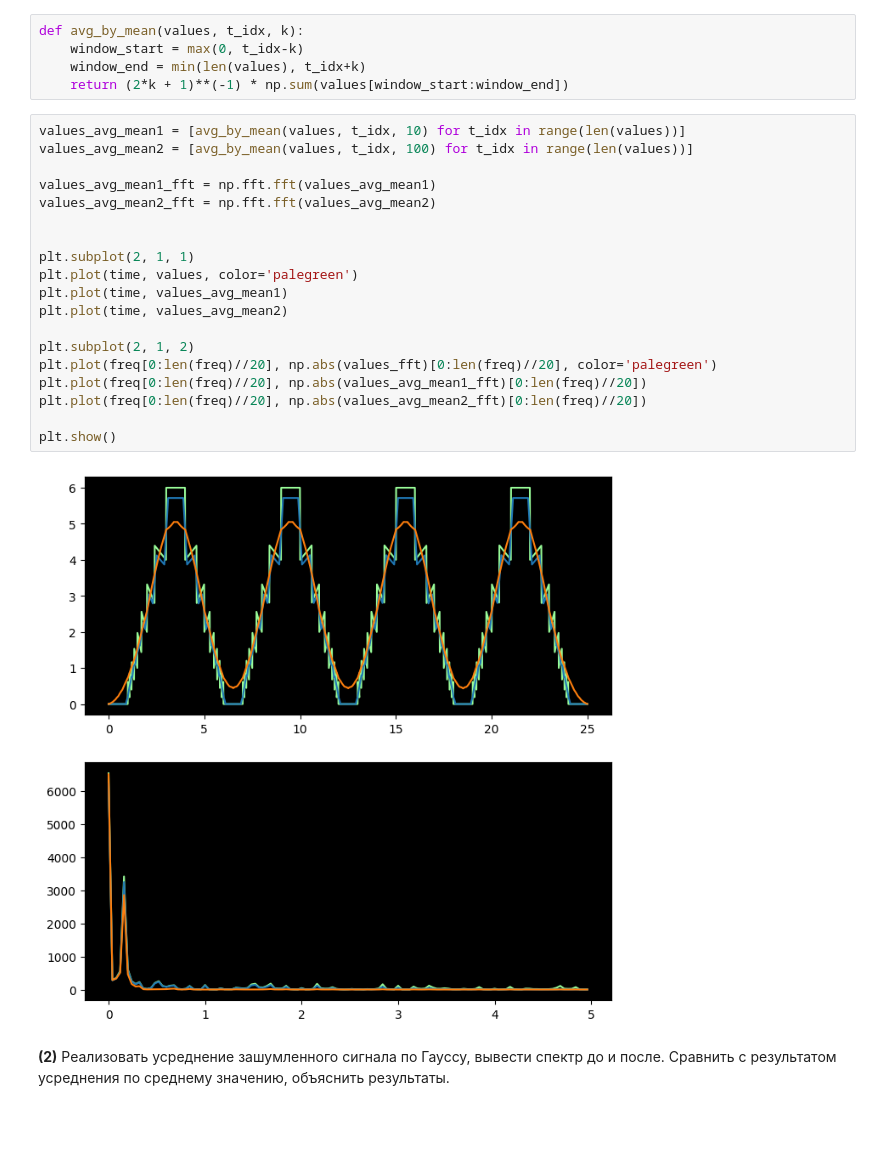
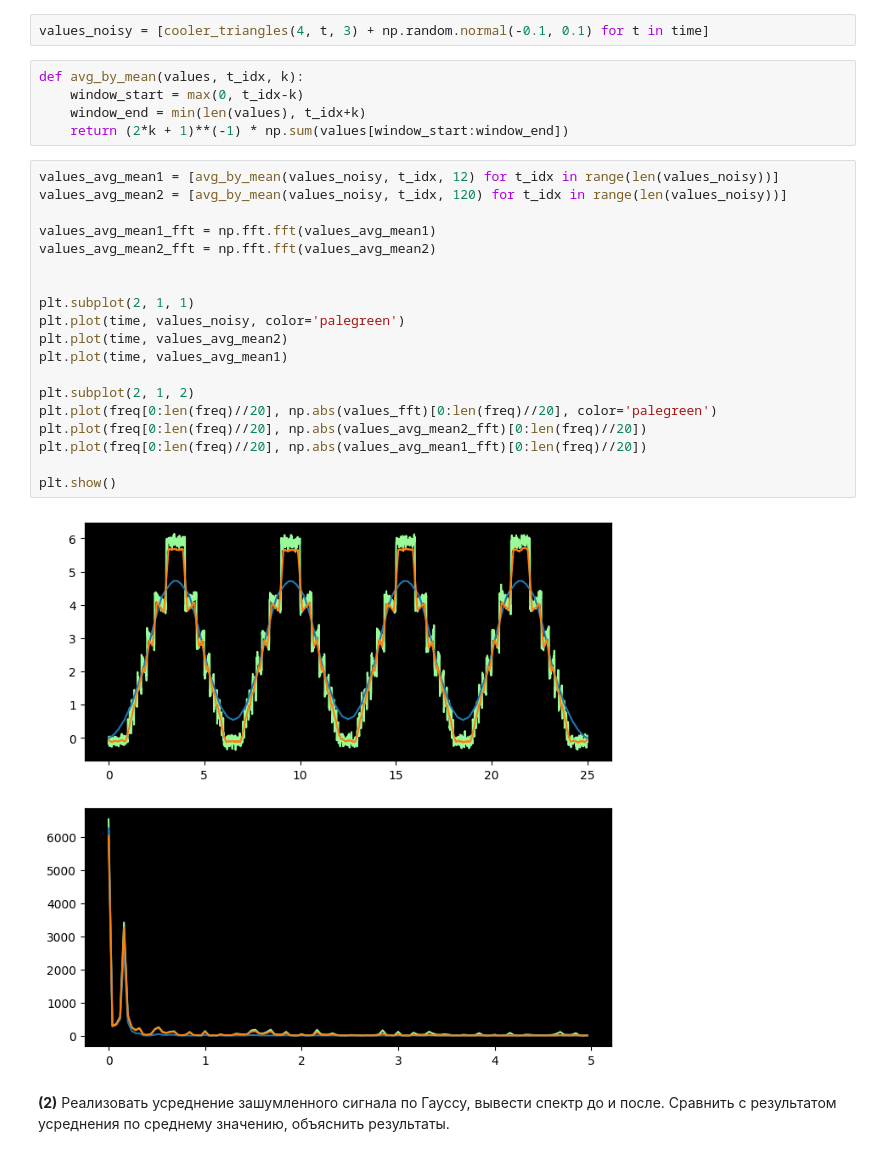
Before and after one commit to bakafox/digsigproc, a Jupyter notebook: Lab6/averaging.ipynb, the cells around one changed output. Drawn from its saved outputs; the diff is of its cells as text; blank space fills up the shorter version.

```diff
--- a/Lab6/averaging.ipynb
+++ b/Lab6/averaging.ipynb
@@ -45,32 +45,34 @@ print(len(time), len(values), len(freq))
 **(1)** Реализовать усреднение зашумленного сигнала по среднему значению, вывести спектр до и после.
 
 <!-- Здесь и далее, `k` (не `K`) — длина окна усреднения $k$. -->
+# %%
+values_noisy = [cooler_triangles(4, t, 3) + np.random.normal(-0.1, 0.1) for t in time]
 # %%
 def avg_by_mean(values, t_idx, k):
     window_start = max(0, t_idx-k)
     window_end = min(len(values), t_idx+k)
     return (2*k + 1)**(-1) * np.sum(values[window_start:window_end])
 # %%
-values_avg_mean1 = [avg_by_mean(values, t_idx, 10) for t_idx in range(len(values))]
-values_avg_mean2 = [avg_by_mean(values, t_idx, 100) for t_idx in range(len(values))]
+values_avg_mean1 = [avg_by_mean(values_noisy, t_idx, 12) for t_idx in range(len(values_noisy))]
+values_avg_mean2 = [avg_by_mean(values_noisy, t_idx, 120) for t_idx in range(len(values_noisy))]
 
 values_avg_mean1_fft = np.fft.fft(values_avg_mean1)
 values_avg_mean2_fft = np.fft.fft(values_avg_mean2)
 
 
 plt.subplot(2, 1, 1)
-plt.plot(time, values, color='palegreen')
+plt.plot(time, values_noisy, color='palegreen')
+plt.plot(time, values_avg_mean2)
 plt.plot(time, values_avg_mean1)
-plt.plot(time, values_avg_mean2)
 
 plt.subplot(2, 1, 2)
 plt.plot(freq[0:len(freq)//20], np.abs(values_fft)[0:len(freq)//20], color='palegreen')
+plt.plot(freq[0:len(freq)//20], np.abs(values_avg_mean2_fft)[0:len(freq)//20])
 plt.plot(freq[0:len(freq)//20], np.abs(values_avg_mean1_fft)[0:len(freq)//20])
-plt.plot(freq[0:len(freq)//20], np.abs(values_avg_mean2_fft)[0:len(freq)//20])
 
 plt.show()
 # %% [output]
-[figure, old version]
+[figure, new version]
 # %% [markdown]
 **(2)** Реализовать усреднение зашумленного сигнала по Гауссу, вывести спектр до и после. Сравнить с результатом усреднения по среднему значению, объяснить результаты.
 # %%
```
Also changed, not shown: parts of 8 cells of this notebook.
